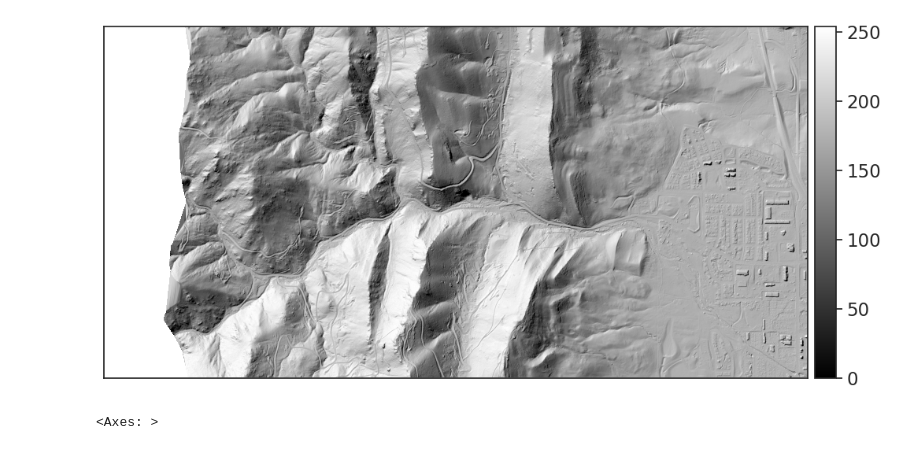
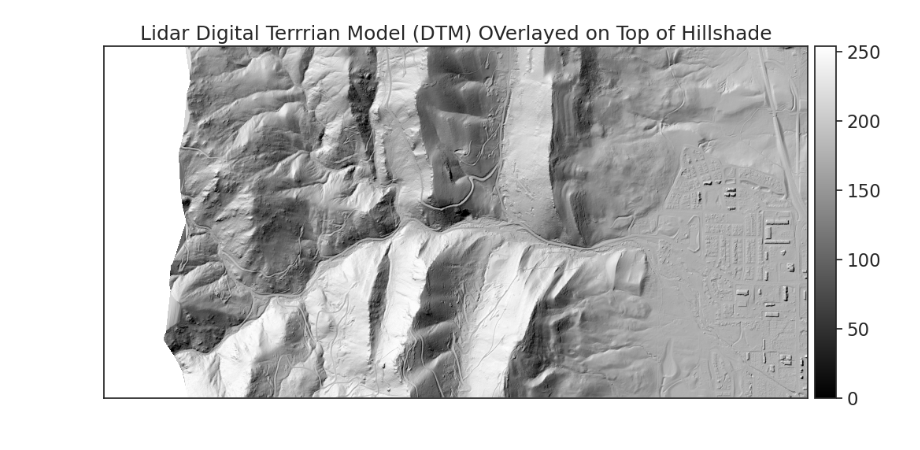
Before and after one commit to benjy-11/gisc606-lab3, a Jupyter notebook: test_skills.ipynb, the cells around one changed output. Drawn from its saved outputs; the diff is of its cells as text; code cells hidden in the pictures.

```diff
--- a/test_skills.ipynb
+++ b/test_skills.ipynb
@@ -18,8 +18,9 @@ sns.set(font_scale=1.5, style="white")
 lidar_dem_path = os.path.join("colorado-flood", "spatial", "boulder-leehill-rd", "pre-flood", "lidar", "pre_DTM_hill.tif")
 # %%
 pre_DTM_hill = rxr.open_rasterio(lidar_dem_path, masked=True)
-# %%
-ep.plot_bands(pre_DTM_hill, cmap="gray" )
-# %% [output]
-[figure, removed]
-<Axes: >
+# %%
+ep.plot_bands(pre_DTM_hill, cmap="gray", title="Lidar Digital Terrrian Model (DTM) OVerlayed on Top of Hillshade")
+
+ax.set_axis_off()
+# %% [output]
+[figure, added]
```
Also changed, not shown: parts of 8 cells of this notebook.
